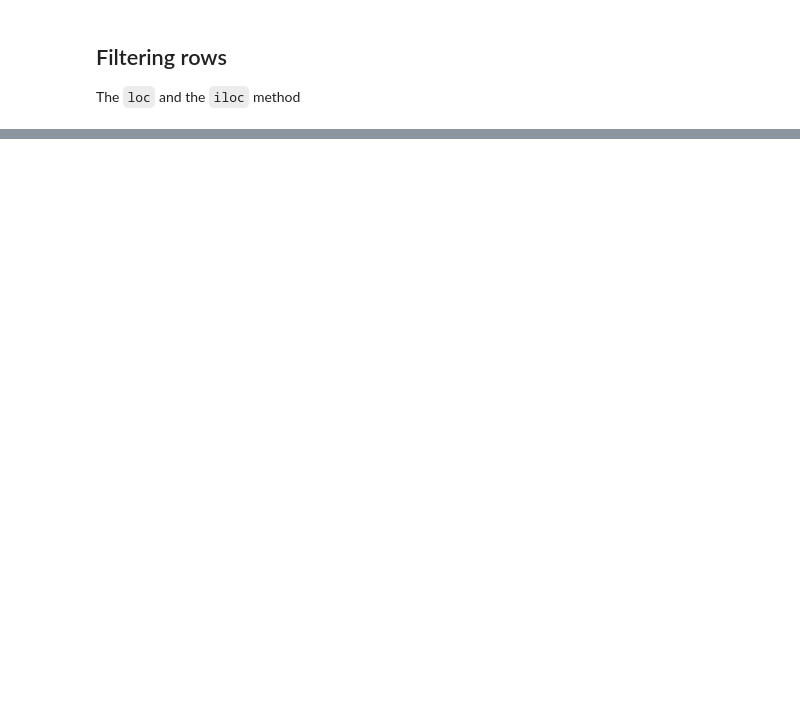
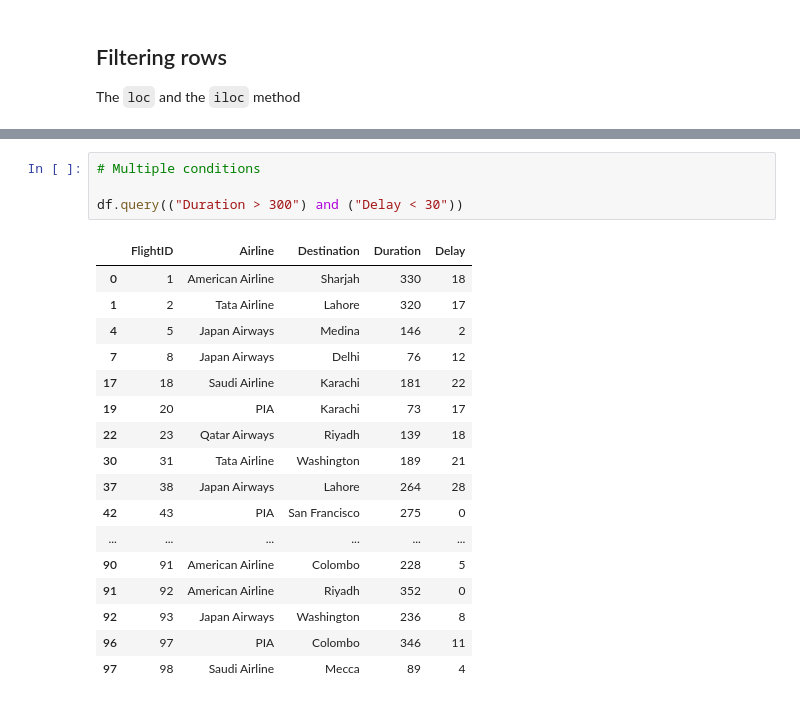
Before and after one commit to Sarmad426/Python, a Jupyter notebook: 9-Pandas/3-pandas.ipynb, the cells around one changed output, grey strips where cells are left out. Cells and saved outputs as stored; diff of their text form; blank space fills up the shorter version.

```diff
--- a/9-Pandas/3-pandas.ipynb
+++ b/9-Pandas/3-pandas.ipynb
@@ -243,0 +270,22 @@ df.iloc[0:5, 2:5] # Selecting a subset of the dataframe
+# %%
+# Multiple conditions
+
+df.query(("Duration > 300") and ("Delay < 30"))
+# %% [output]
+|  | FlightID | Airline | Destination | Duration | Delay |
+| 0 | 1 | American Airline | Sharjah | 330 | 18 |
+| 1 | 2 | Tata Airline | Lahore | 320 | 17 |
+| 4 | 5 | Japan Airways | Medina | 146 | 2 |
+| 7 | 8 | Japan Airways | Delhi | 76 | 12 |
+| 17 | 18 | Saudi Airline | Karachi | 181 | 22 |
+| 19 | 20 | PIA | Karachi | 73 | 17 |
+| 22 | 23 | Qatar Airways | Riyadh | 139 | 18 |
+| 30 | 31 | Tata Airline | Washington | 189 | 21 |
+| 37 | 38 | Japan Airways | Lahore | 264 | 28 |
+| 42 | 43 | PIA | San Francisco | 275 | 0 |
+| ... | ... | ... | ... | ... | ... |
+| 90 | 91 | American Airline | Colombo | 228 | 5 |
+| 91 | 92 | American Airline | Riyadh | 352 | 0 |
+| 92 | 93 | Japan Airways | Washington | 236 | 8 |
+| 96 | 97 | PIA | Colombo | 346 | 11 |
+| 97 | 98 | Saudi Airline | Mecca | 89 | 4 |
```
Also changed, not shown: parts of 16 cells of this notebook.
